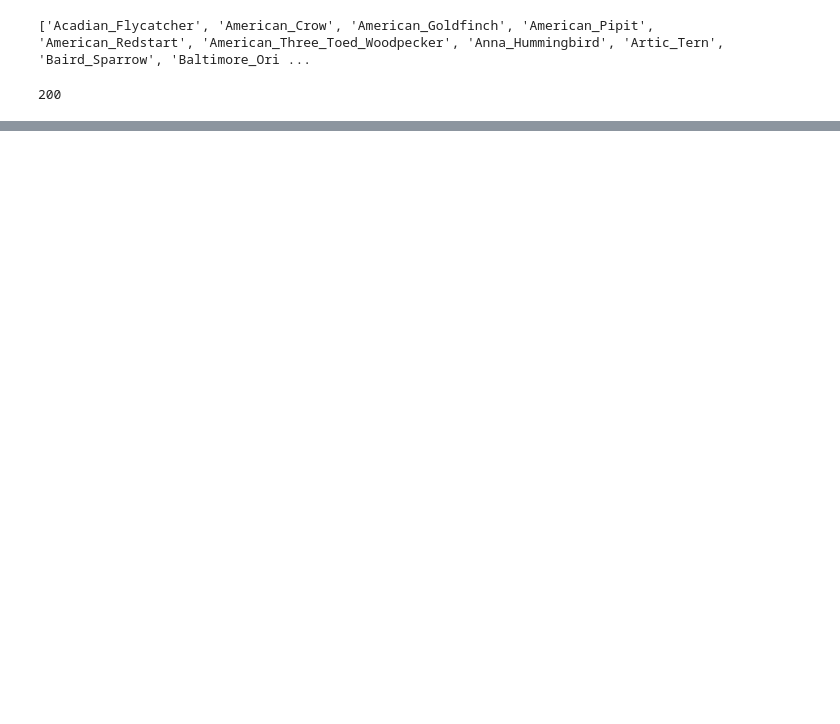
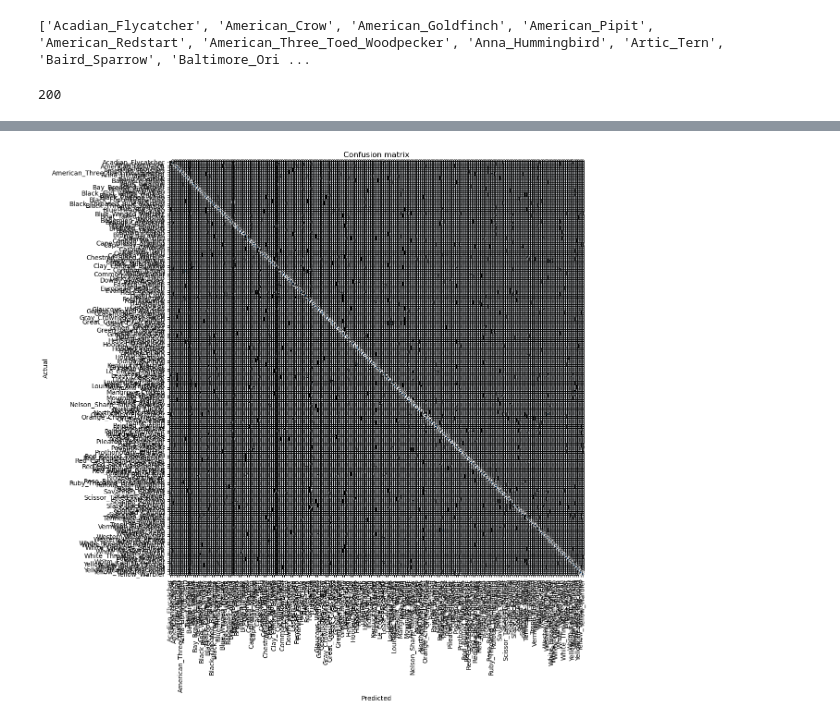
Before and after one commit to emepetres/birds-classification, a Jupyter notebook: training/notebooks/lab.ipynb, the cells around one changed output, grey strips where cells are left out. Saved outputs shown, nothing was run; the diff lists cells and outputs as text; code cells hidden in the pictures; blank space fills up the shorter version.

```diff
--- a/training/notebooks/lab.ipynb
+++ b/training/notebooks/lab.ipynb
@@ -110,0 +131,3 @@ learner.save("vit_saved", with_opt=False)
+# %%
+interp.plot_confusion_matrix(figsize=(12,12), dpi=100)  # dpi adjust the resolution
+# %% [output]
@@ -110,0 +135 @@ learner.save("vit_saved", with_opt=False)
+[figure, added]
```
Also changed, not shown: parts of 11 cells of this notebook, 3 other files.
